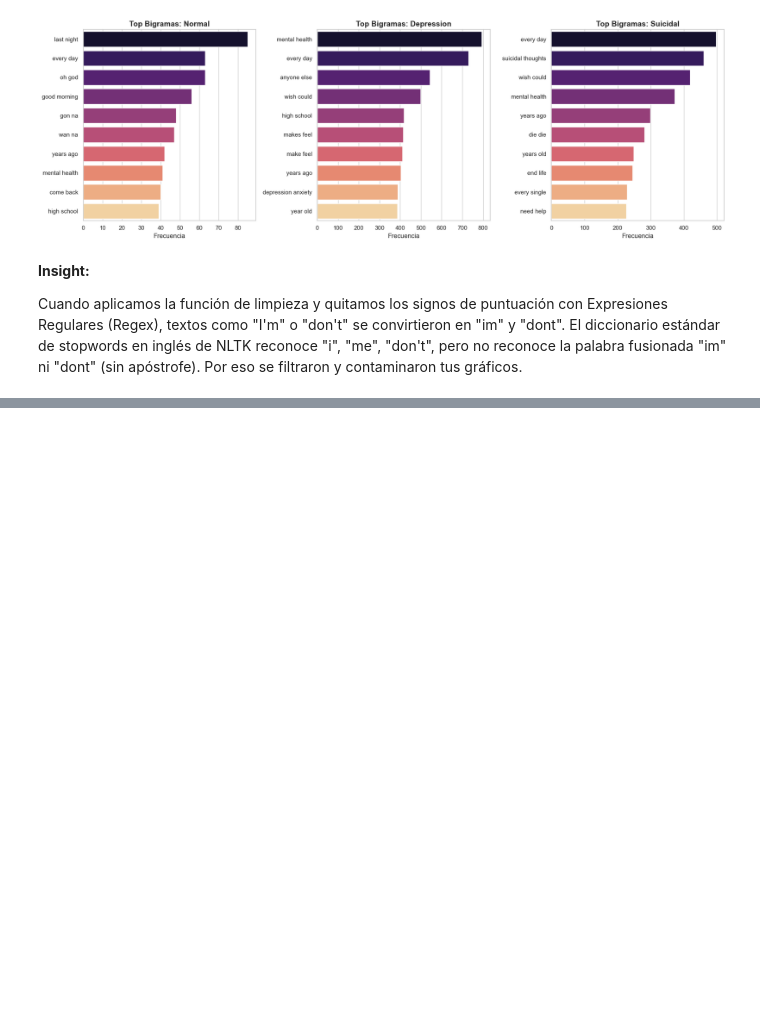
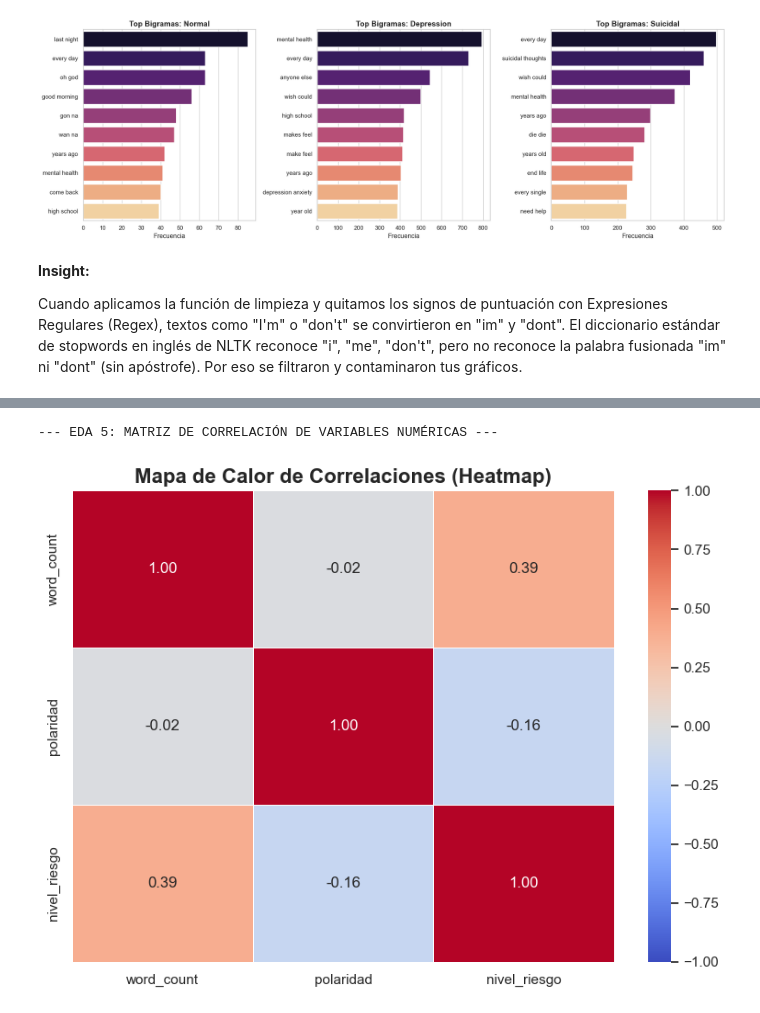
Before and after one commit to Nakamuros/1ACC0219-TP-TF-2026-01, a Jupyter notebook: TP_NLP.ipynb, the cells around one changed output, grey strips where cells are left out. Saved outputs shown, nothing was run; the diff lists cells and outputs as text; code cells hidden in the pictures; blank space fills up the shorter version.

```diff
--- a/TP_NLP.ipynb
+++ b/TP_NLP.ipynb
@@ -403,0 +492,30 @@ El dataset limpio con 39816 filas ha sido guardado como: mental_health_cleaned.c
+# %%
+import pandas as pd
+import matplotlib.pyplot as plt
+import seaborn as sns
+
+print("--- EDA 5: MATRIZ DE CORRELACIÓN DE VARIABLES NUMÉRICAS ---")
+
+# 1. Crear una escala numérica para el riesgo clínico
+diccionario_riesgo = {'Normal': 0, 'Depression': 1, 'Suicidal': 2}
+df_top3['nivel_riesgo'] = df_top3['status'].map(diccionario_riesgo)
+
+# 2. Seleccionar solo las columnas numéricas para la correlación
+variables_numericas = df_top3[['word_count', 'polaridad', 'nivel_riesgo']]
+
+# 3. Calcular la matriz de correlación de Pearson
+matriz_correlacion = variables_numericas.corr()
+
+# 4. Visualizar usando un Heatmap de Seaborn
+plt.figure(figsize=(8, 6))
+sns.heatmap(matriz_correlacion, annot=True, cmap='coolwarm', vmin=-1, vmax=1,
+            fmt=".2f", linewidths=0.5, annot_kws={"size": 12})
+
+plt.title('Mapa de Calor de Correlaciones (Heatmap)', fontsize=16, fontweight='bold')
+plt.xticks(fontsize=11)
+plt.yticks(fontsize=11)
+plt.tight_layout()
+plt.show()
+# %% [output]
+--- EDA 5: MATRIZ DE CORRELACIÓN DE VARIABLES NUMÉRICAS ---
+[figure, added]
```
Also changed, not shown: parts of 5 cells of this notebook.
